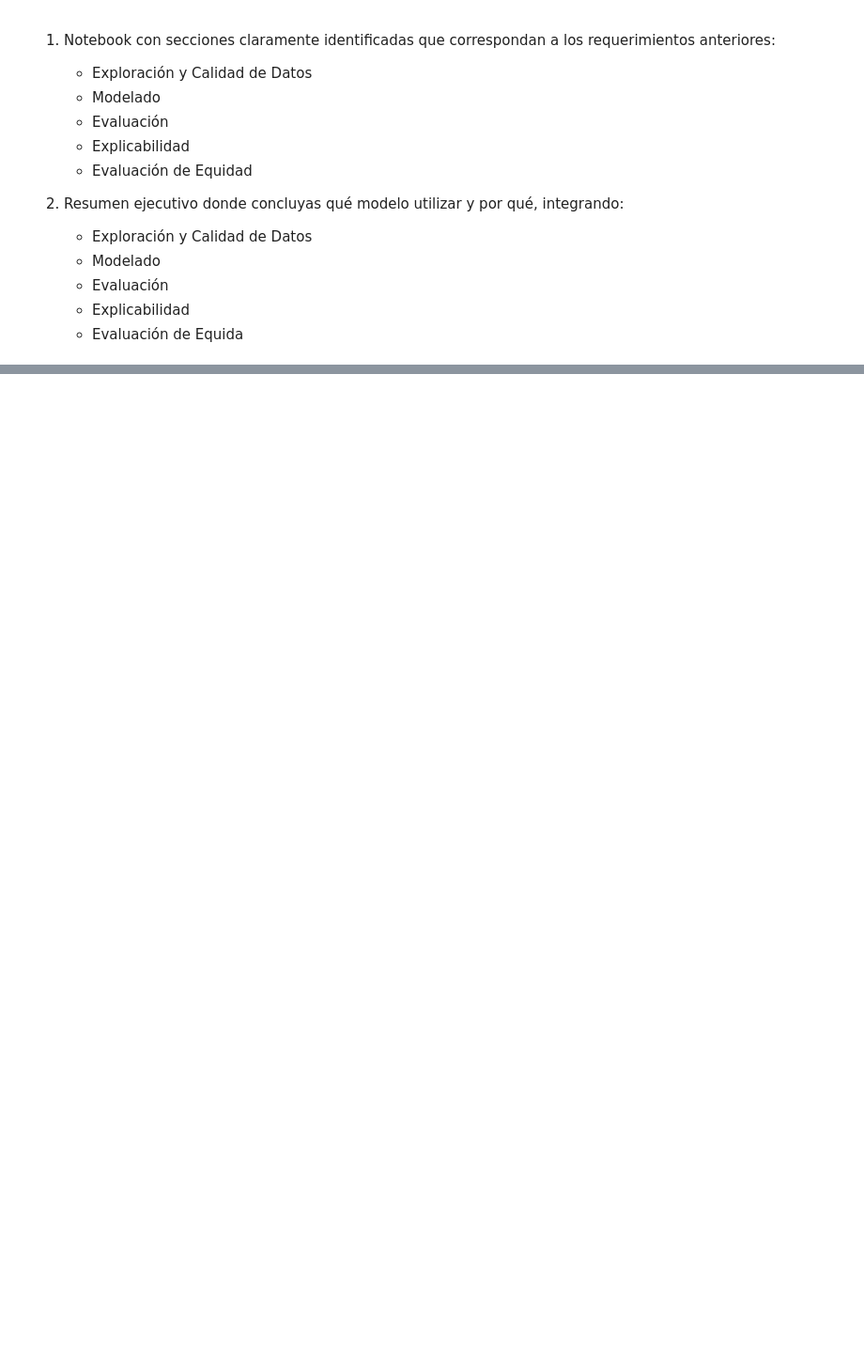
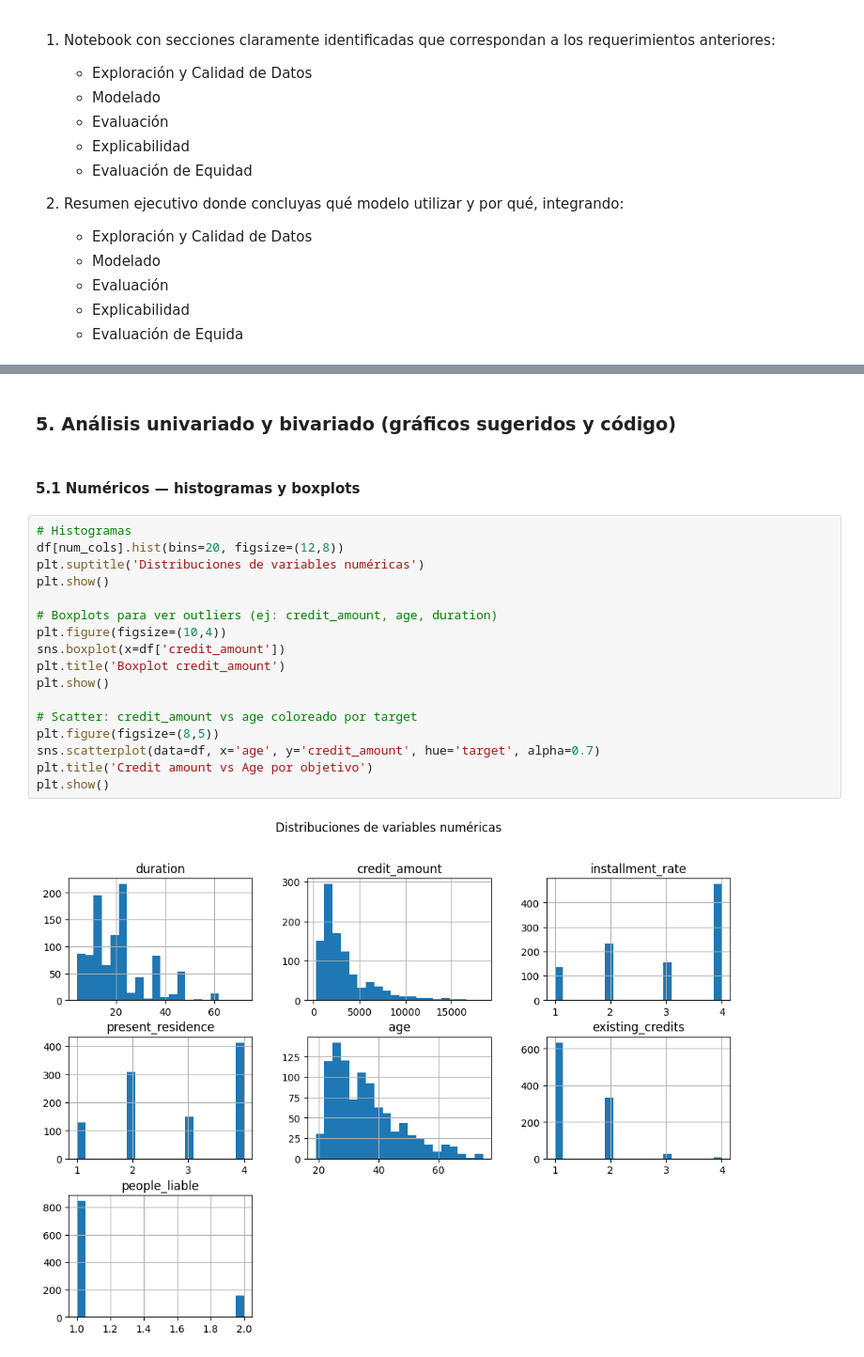
Before and after one commit to MDavidHernandezP/ExplainableModelsAndEquityAssessmentOfCreditRisk, a Jupyter notebook: bi_project3.ipynb, the cells around one changed output, grey strips where cells are left out. Shown: that part at 94% size. Drawn from its saved outputs; the diff is of its cells as text; blank space fills up the shorter version.

```diff
--- a/bi_project3.ipynb
+++ b/bi_project3.ipynb
@@ -66,0 +225,23 @@ Con base en desempeño, explicabilidad y equidad, cierra con una propuesta de us
+# %% [markdown]
+### 5. Análisis univariado y bivariado (gráficos sugeridos y código)
+# %% [markdown]
+#### 5.1 Numéricos — histogramas y boxplots
+# %%
+# Histogramas
+df[num_cols].hist(bins=20, figsize=(12,8))
+plt.suptitle('Distribuciones de variables numéricas')
+plt.show()
+
+# Boxplots para ver outliers (ej: credit_amount, age, duration)
+plt.figure(figsize=(10,4))
+sns.boxplot(x=df['credit_amount'])
+plt.title('Boxplot credit_amount')
+plt.show()
+
+# Scatter: credit_amount vs age coloreado por target
+plt.figure(figsize=(8,5))
+sns.scatterplot(data=df, x='age', y='credit_amount', hue='target', alpha=0.7)
+plt.title('Credit amount vs Age por objetivo')
+plt.show()
+# %% [output]
+[figure, added]
```
Also changed, not shown: parts of 36 cells of this notebook, 6 other files.
